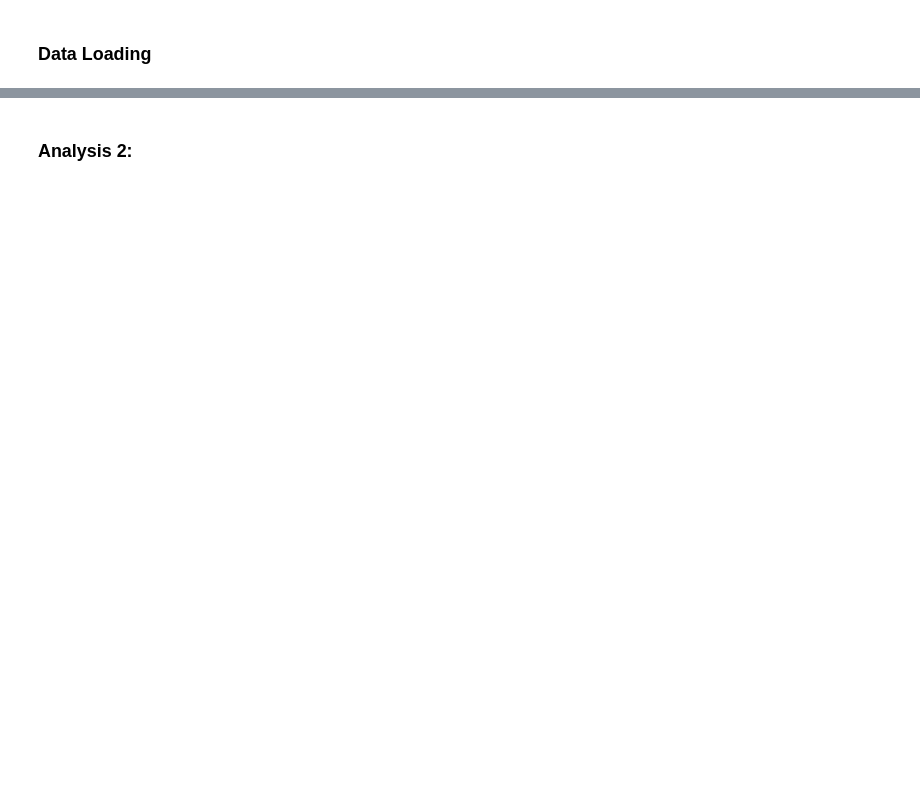
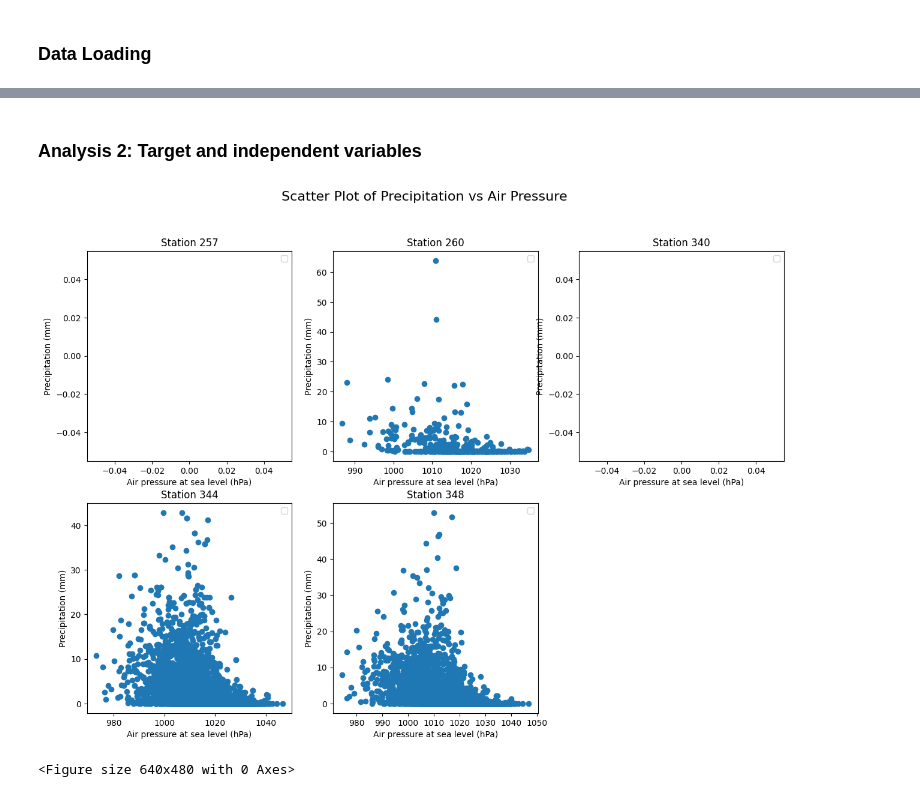
Before and after one commit to Majacodre/Extreme-precipitation, a Jupyter notebook: Exploratory Data Analysis.ipynb, the cells around one changed output, grey strips where cells are left out. Cells and saved outputs as stored; diff of their text form; code cells hidden in the pictures; blank space fills up the shorter version.

```diff
--- a/Exploratory Data Analysis.ipynb
+++ b/Exploratory Data Analysis.ipynb
@@ -153,4 +204,29 @@ sns.histplot(filtered_data["RH"], bins=50, kde=True)
 # %% [markdown]
-### Analysis 2:
+### Analysis 2: Target and independent variables
 # %%
-# ...
+# Scatter plot of precipitation levels (RH) vs air pressure at sea level (PG) for each station
+
+n_col = 3
+n_row = int(np.ceil(len(KNMI_stations) / n_col))
+fig, axes = plt.subplots(n_row, n_col, figsize=(15, 5 * n_row))
+axes = axes.flatten()
+
+# Plot monthly precipitation levels for each station
+for i, station in enumerate(KNMI_stations):
+    station_data = filtered_data[filtered_data["KNMI_station_id"] == station]
+    axes[i].scatter(station_data["PG"], station_data["RH"])
+    axes[i].set_xlabel("Air pressure at sea level (hPa)")
+    axes[i].set_ylabel("Precipitation (mm)")
+    axes[i].set_title(f"Station {station}")
+    axes[i].legend()
+
+# Remove empty subplots
+for j in range(i + 1, len(axes)):
+    fig.delaxes(axes[j])
+fig.suptitle("Scatter Plot of Precipitation vs Air Pressure", fontsize=16)
+
+plt.show()
+plt.tight_layout()
+# %% [output]
+[figure, added]
+<Figure size 640x480 with 0 Axes>
```
Also changed, not shown: parts of 26 cells of this notebook.
